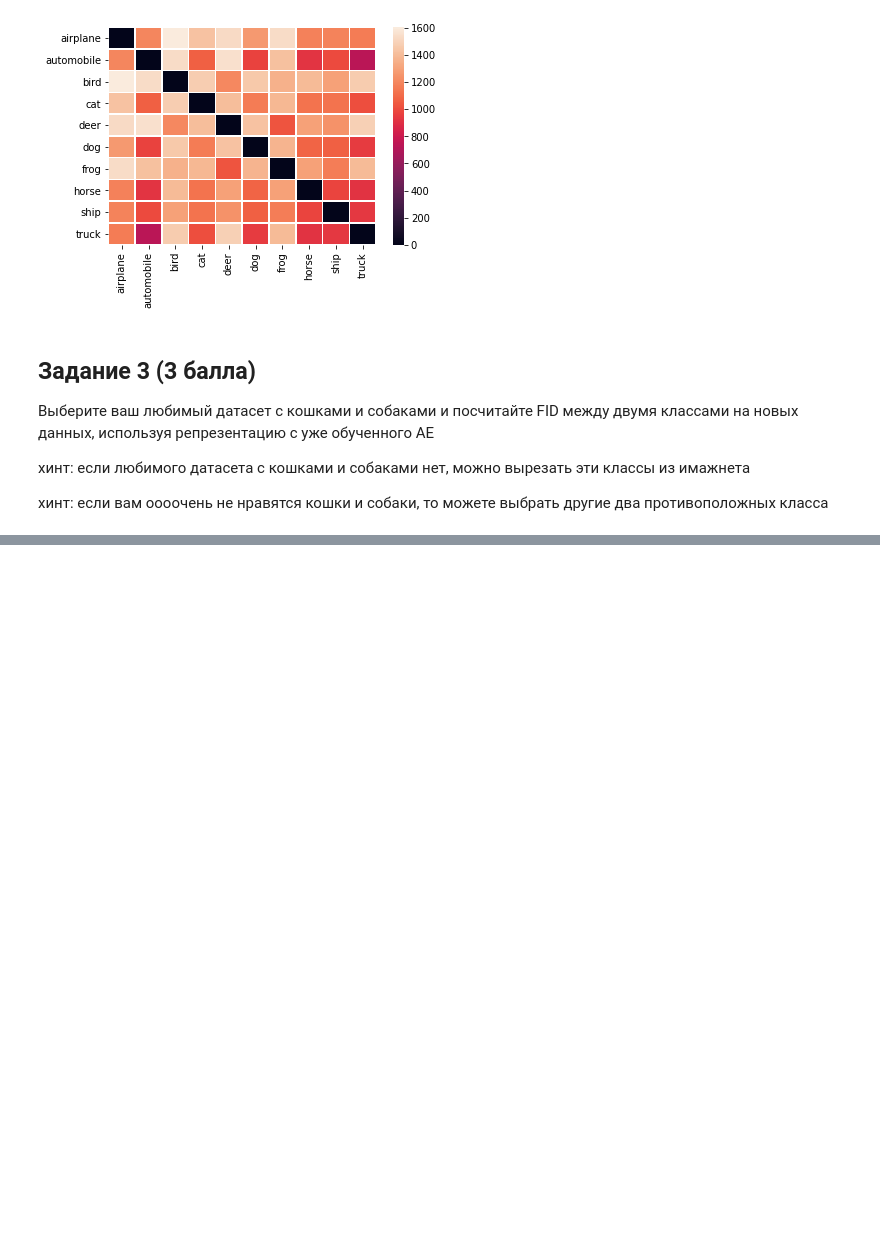
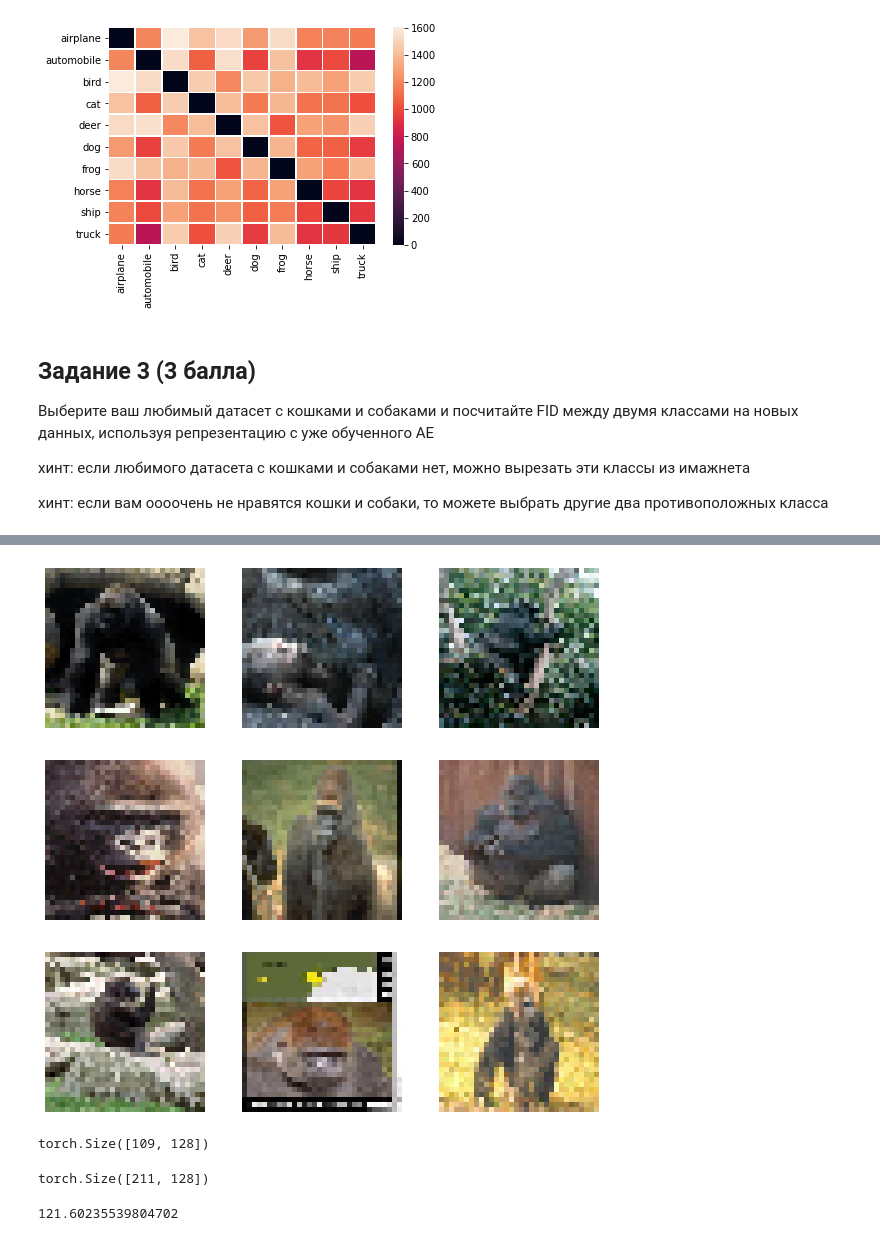
Before and after one commit to SpirinEgor/HSE.gans, a Jupyter notebook: homework_1/hw1_ae_fid_manualgrading.ipynb, the cells around one changed output, grey strips where cells are left out. Cells and saved outputs as stored; diff of their text form; code cells hidden in the pictures; blank space fills up the shorter version.

```diff
--- a/homework_1/hw1_ae_fid_manualgrading.ipynb
+++ b/homework_1/hw1_ae_fid_manualgrading.ipynb
@@ -433,3 +462,31 @@ plt.show()
+# %%
+plt.figure(figsize=(10, 10))
+for index, image in enumerate(cls_2_images[:9]):
+    plt.subplot(3, 3, index + 1)
+    plt.imshow(denormalize_image(image.permute(1, 2, 0)))
+    plt.axis("off")
+plt.show()
+# %% [output]
+[figure, added]
+# %%
+cls_1_batch = torch.stack(cls_1_images)
+with torch.no_grad():
+    cls_1_repr = encoder(cls_1_batch)
+cls_1_repr.shape
+# %% [output]
+torch.Size([109, 128])
+# %%
+cls_2_batch = torch.stack(cls_2_images)
+with torch.no_grad():
+    cls_2_repr = encoder(cls_2_batch)
+cls_2_repr.shape
+# %% [output]
+torch.Size([211, 128])
+# %%
+n_samples = min(cls_1_repr.shape[0], cls_2_repr.shape[0])
+calculate_fid(cls_1_repr[:n_samples].cpu().numpy(), cls_2_repr[:n_samples].cpu().numpy())
+# %% [output]
+121.60235539804702
 # %% [markdown]
 ## Задание 4 (1 балл)
 
```
Also changed, not shown: parts of 11 cells of this notebook, 1 other file.
